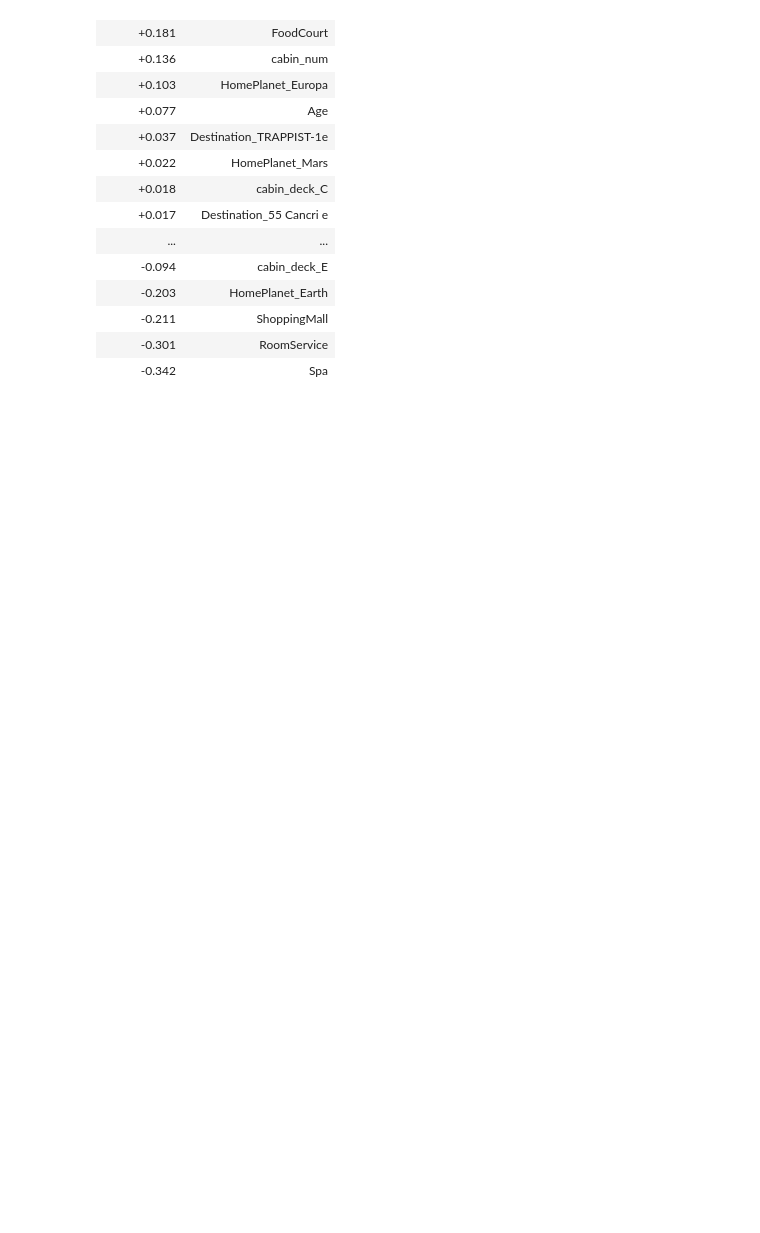
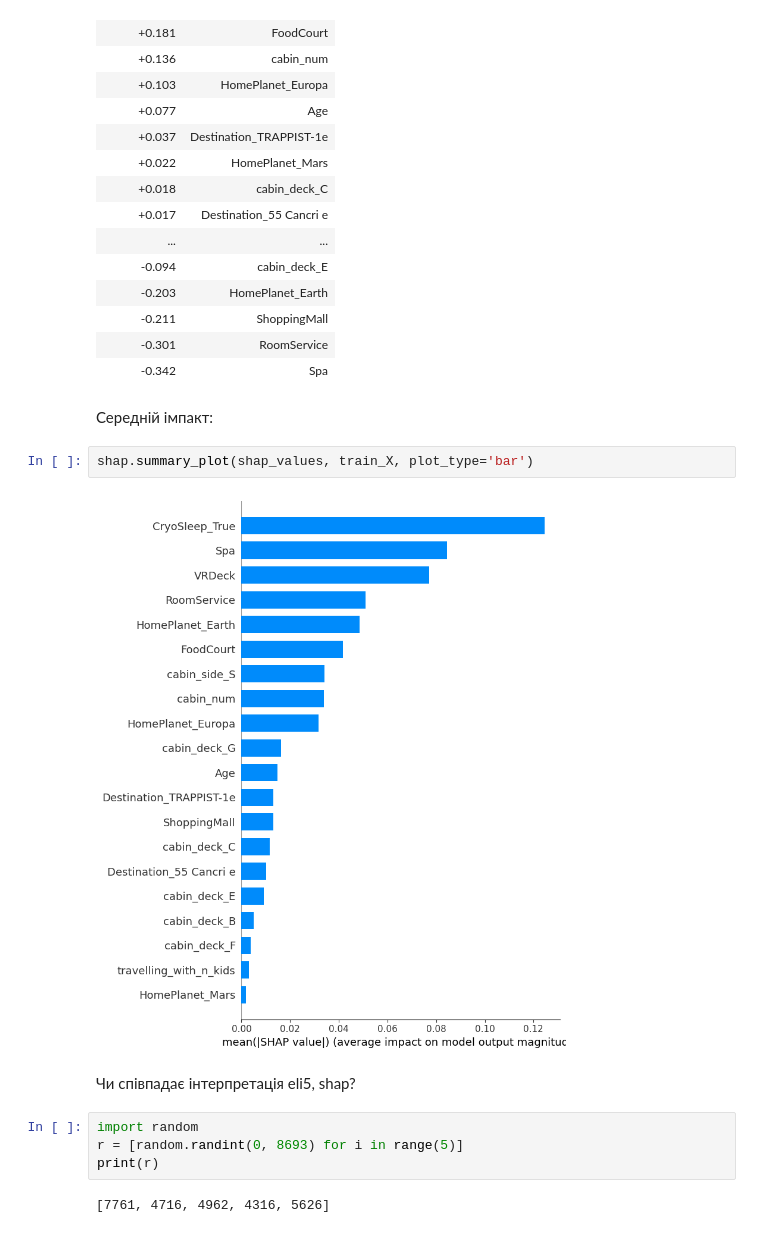
Before and after one commit to vvvvvaves/projector_ml_beginning, a Jupyter notebook: hw_Model_interpretation.ipynb, the cells around one changed output. Cells and saved outputs as stored; diff of their text form; blank space fills up the shorter version.

```diff
--- a/hw_Model_interpretation.ipynb
+++ b/hw_Model_interpretation.ipynb
@@ -213,3 +213,17 @@ y=0.0 (probability 0.550, score -0.199) top features
 | -0.211 | ShoppingMall |
 | -0.301 | RoomService |
 | -0.342 | Spa |
+# %% [markdown]
+Середній імпакт:
+# %%
+shap.summary_plot(shap_values, train_X, plot_type='bar')
+# %% [output]
+[figure, added]
+# %% [markdown]
+Чи співпадає інтерпретація eli5, shap?
+# %%
+import random
+r = [random.randint(0, 8693) for i in range(5)]
+print(r)
+# %% [output]
+[7761, 4716, 4962, 4316, 5626]
```
Also changed, not shown: parts of 21 cells of this notebook.
